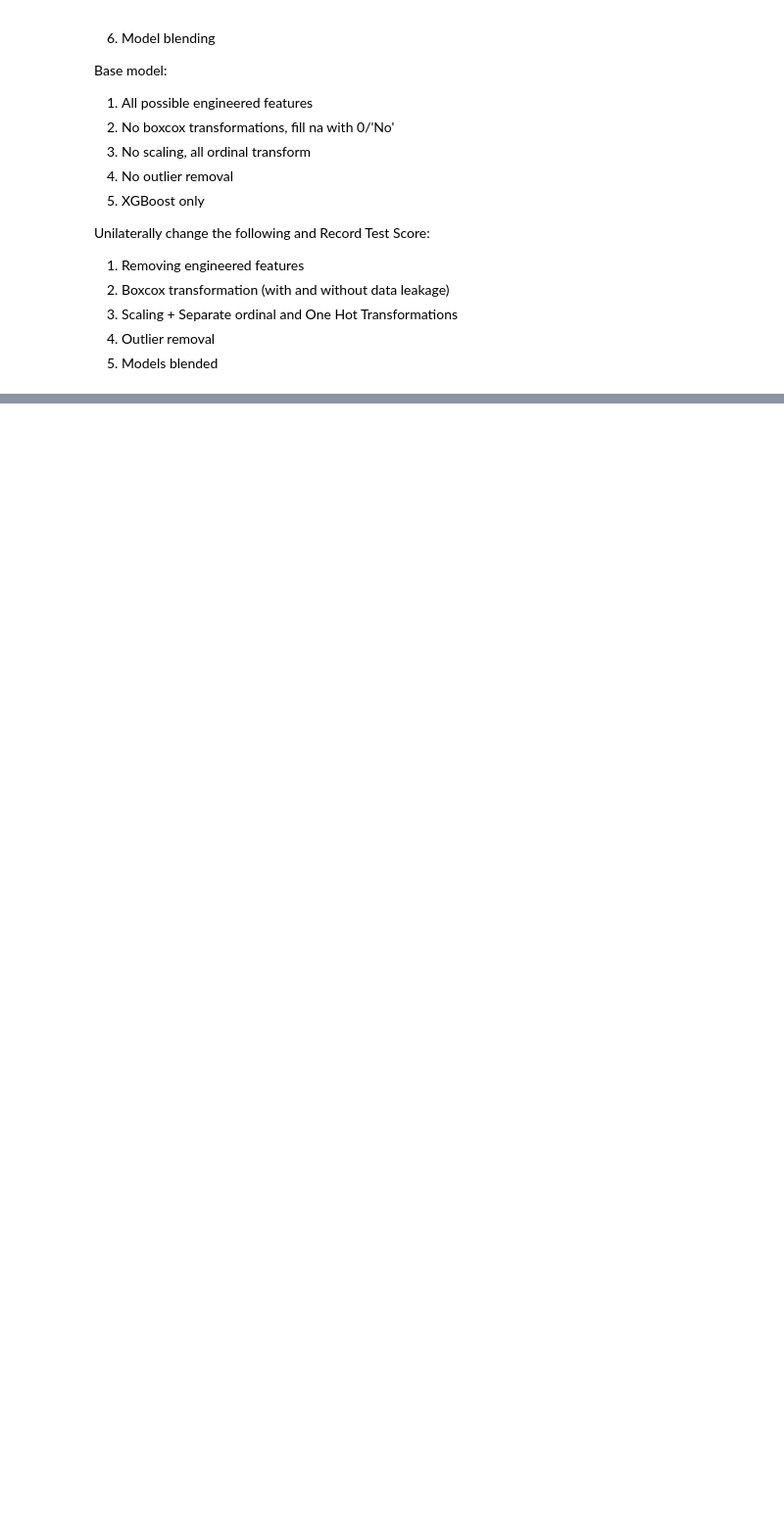
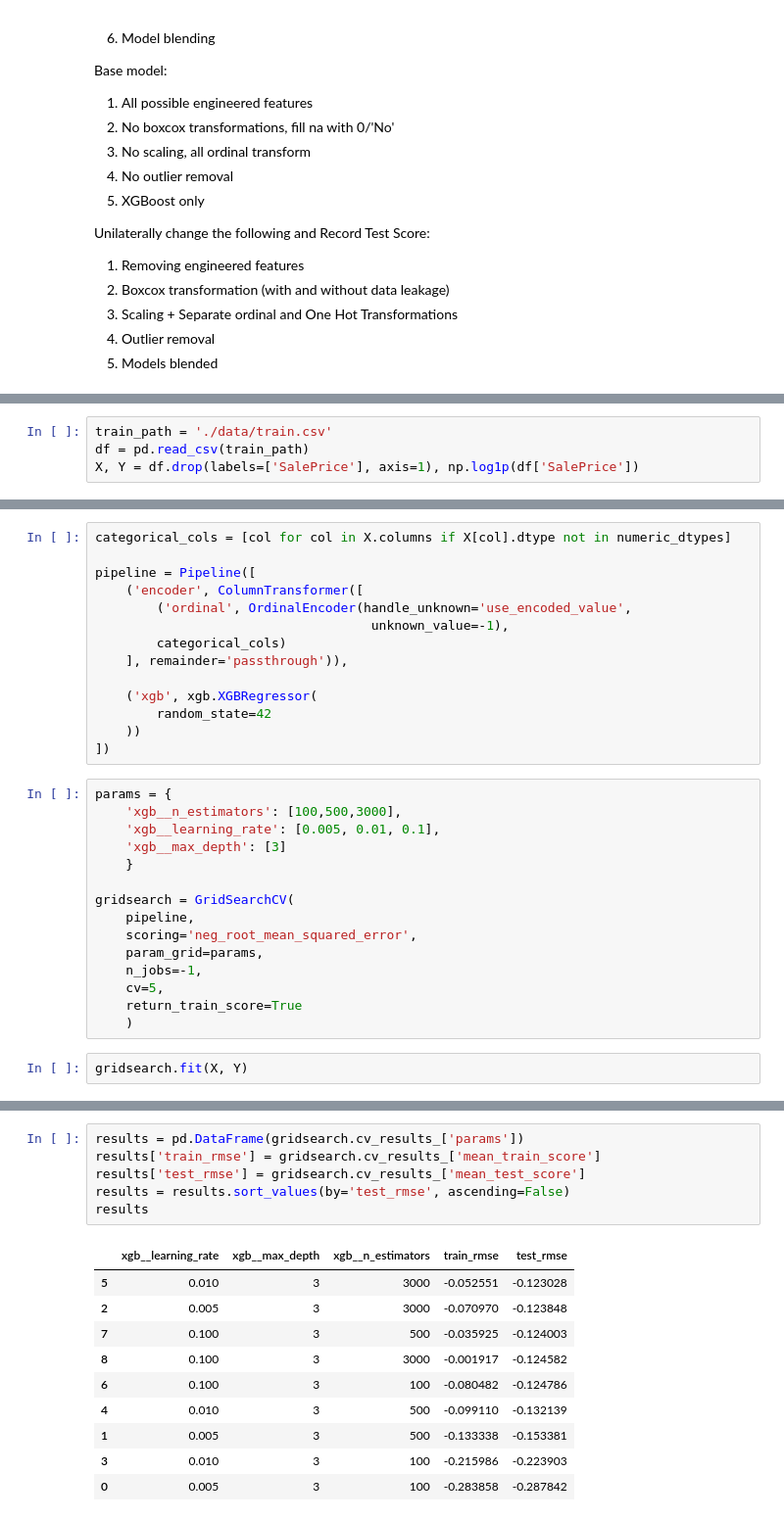
Before and after one commit to akhilkammila/housing-prices, a Jupyter notebook: model2.ipynb, the cells around one changed output, grey strips where cells are left out. Shown at 98% size. Drawn from its saved outputs; the diff is of its cells as text; blank space fills up the shorter version.

```diff
--- a/model2.ipynb
+++ b/model2.ipynb
@@ -90,0 +101,4 @@ Unilaterally change the following and Record Test Score:
+# %%
+train_path = './data/train.csv'
+df = pd.read_csv(train_path)
+X, Y = df.drop(labels=['SalePrice'], axis=1), np.log1p(df['SalePrice'])
@@ -90,0 +145,31 @@ Unilaterally change the following and Record Test Score:
+# %%
+categorical_cols = [col for col in X.columns if X[col].dtype not in numeric_dtypes]
+
+pipeline = Pipeline([
+    ('encoder', ColumnTransformer([
+        ('ordinal', OrdinalEncoder(handle_unknown='use_encoded_value',
+                                    unknown_value=-1),
+        categorical_cols)
+    ], remainder='passthrough')),
+
+    ('xgb', xgb.XGBRegressor(
+        random_state=42
+    ))
+])
+# %%
+params = {
+    'xgb__n_estimators': [100,500,3000],
+    'xgb__learning_rate': [0.005, 0.01, 0.1],
+    'xgb__max_depth': [3]
+    }
+
+gridsearch = GridSearchCV(
+    pipeline,
+    scoring='neg_root_mean_squared_error',
+    param_grid=params,
+    n_jobs=-1,
+    cv=5,
+    return_train_score=True
+    )
+# %%
+gridsearch.fit(X, Y)
@@ -90,0 +199,17 @@ Unilaterally change the following and Record Test Score:
+# %%
+results = pd.DataFrame(gridsearch.cv_results_['params'])
+results['train_rmse'] = gridsearch.cv_results_['mean_train_score']
+results['test_rmse'] = gridsearch.cv_results_['mean_test_score']
+results = results.sort_values(by='test_rmse', ascending=False)
+results
+# %% [output]
+|  | xgb__learning_rate | xgb__max_depth | xgb__n_estimators | train_rmse | test_rmse |
+| 5 | 0.010 | 3 | 3000 | -0.052551 | -0.123028 |
+| 2 | 0.005 | 3 | 3000 | -0.070970 | -0.123848 |
+| 7 | 0.100 | 3 | 500 | -0.035925 | -0.124003 |
+| 8 | 0.100 | 3 | 3000 | -0.001917 | -0.124582 |
+| 6 | 0.100 | 3 | 100 | -0.080482 | -0.124786 |
+| 4 | 0.010 | 3 | 500 | -0.099110 | -0.132139 |
+| 1 | 0.005 | 3 | 500 | -0.133338 | -0.153381 |
+| 3 | 0.010 | 3 | 100 | -0.215986 | -0.223903 |
+| 0 | 0.005 | 3 | 100 | -0.283858 | -0.287842 |
```
Also changed, not shown: parts of 6 cells of this notebook, 2 other files.
